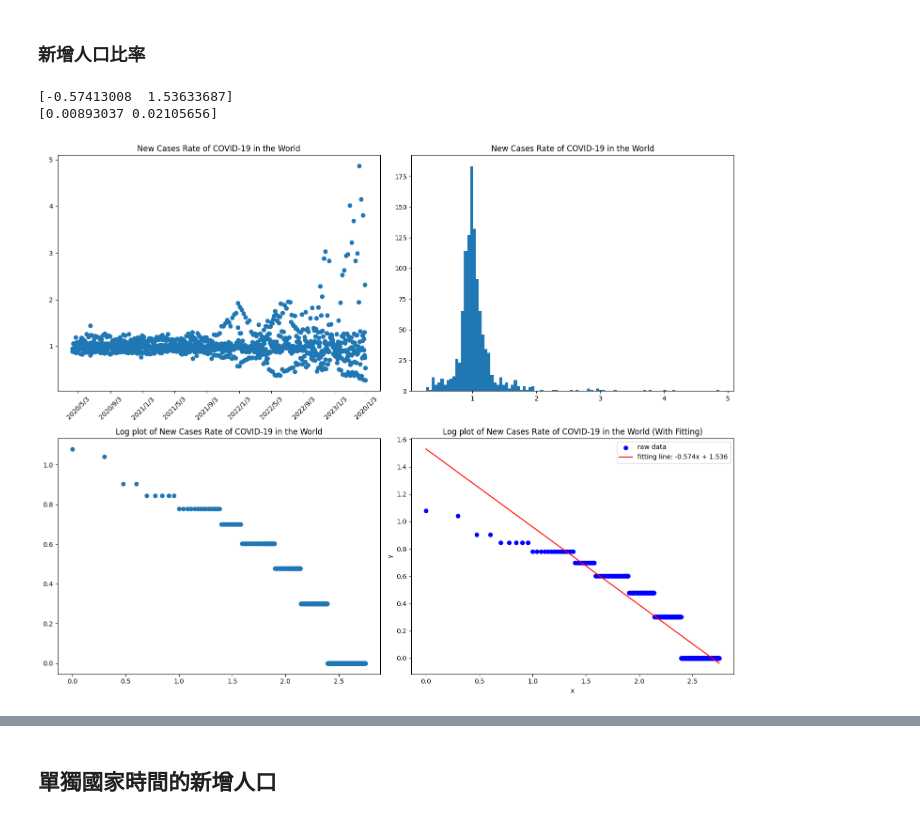
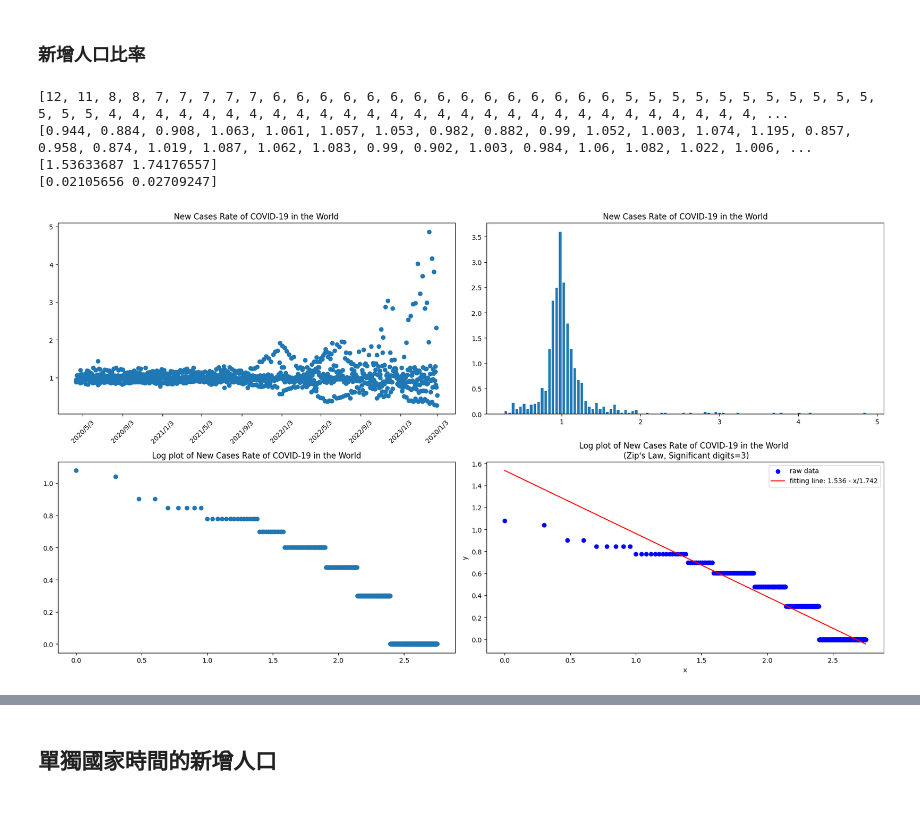
Before and after one commit to tang-wan/Complex-System_Final-Report, a Jupyter notebook: COVID-19.ipynb, the cells around one changed output, grey strips where cells are left out. Cells and saved outputs as stored; diff of their text form; code cells hidden in the pictures.

Commit message:
增加了Probability Density Function並且完成了Zip's Law, 但仍須討論dig = 2或3的斜率差異

```diff
--- a/COVID-19.ipynb
+++ b/COVID-19.ipynb
@@ -134,6 +136,8 @@ plt.show()
 # %% [markdown]
 ### 新增人口比率
 # %%
+dig = 3
+
 total_cases = []
 
 # 1210 是總天數 (2020/01/03 - 2022/04/26)
@@ -150,8 +154,16 @@ time = locals()[str("{}".format("{}".format("Afghanistan"))) + "_time"]
 total_cases_rate = []
 start = 100
 for i in range(start, 1210-1):
-    total_cases_rate.append( round(total_cases[i]/total_cases[i-1], 3) )
+    total_cases_rate.append( round(total_cases[i]/total_cases[i-1], dig) )
 
+
+plt.figure(figsize = (18, 10))
+plt.subplot(221)
+plt.title("New Cases Rate of COVID-19 in the World")
+plt.scatter(time[ start:(1210-1) ], total_cases_rate)
+plt.xticks(rang, rotation = 45)
+
+######################################################################
 
 # count = pd.value_counts(total_cases_rate)
 # count = list(count)
@@ -162,6 +174,9 @@ for i in range(0, len(cate)):
     count.append(co.Counter(total_cases_rate)[cate[i]])
 count = sorted(count, reverse = True) #由大到小排列
 x = np.linspace(1, len(count), len(count))
+
+print(count)
+print(total_cases_rate)
 
 log_count = []
 log_x = []
@@ -178,51 +193,51 @@ rang = ["2020/1/3", "2020/5/3", "2020/9/3",
             "2022/1/3", "2022/5/3", "2022/9/3",
             "2023/1/3"]
 
-plt.figure(figsize = (15, 12))
-plt.subplot(221)
+
+
+plt.subplot(222)
+plt.hist(total_cases_rate, bins = 100, density = True, rwidth = 0.7)
 plt.title("New Cases Rate of COVID-19 in the World")
-plt.scatter(time[ start:(1210-1) ], total_cases_rate)
-plt.xticks(rang, rotation = 45)
+# plt.xlim(0, 2)
+
+####################################################################
 
 plt.subplot(223)
 plt.title("Log plot of New Cases Rate of COVID-19 in the World")
 plt.scatter(log_x, log_count)
+
 ##########################################################################
+
 # FITTING
 
 x0 = log_x
 y0 = log_count
 
-def function(x,a,b):
-    return a*x + b
-fitt=(-0.5, 2.5) # 猜 x = 1, y = 2*pi
+def function(x, c, a):
+    return c - x/a
+fitt=(1.5, 0.5) # 猜 x = 1, y = 2*pi
 popt,pcov= curve_fit(function, x0, y0, p0=fitt)
 perr=np.sqrt(np.diag(pcov))
 print(popt)
 popt = np.round(popt, 3)
 #print(pcov)
 print(perr)
 plt.subplot(224)
-plt.title("Log plot of New Cases Rate of COVID-19 in the World (With Fitting)")
+plt.title("Log plot of New Cases Rate of COVID-19 in the World \n (Zip's Law, Significant digits={})".format(dig))
 plt.scatter(x0, y0, color="blue", label="raw data")
 plt.plot(x0,
-        function(np.array(x0), -0.57, 1.53),
+        function(np.array(x0), *popt),
         color="red",
-        label="fitting line: {}x + {}".format(*popt))
+        label="fitting line: {} - x/{}".format(*popt))
 plt.xlabel("x")
 plt.ylabel("y")
 plt.legend(loc = 'upper right')
 
-######################################################################
-
-plt.subplot(222)
-plt.hist(total_cases_rate, bins = 100)
-plt.title("New Cases Rate of COVID-19 in the World")
-# plt.xlim(0, 2)
-
 plt.tight_layout()
-plt.show()
+plt.savefig("New Cases Rate of COVID-19 in the World (Zip's Law, digits={}).PNG".format(dig))
 # %% [output]
-[-0.57413008  1.53633687]
-[0.00893037 0.02105656]
+[12, 11, 8, 8, 7, 7, 7, 7, 7, 6, 6, 6, 6, 6, 6, 6, 6, 6, 6, 6, 6, 6, 6, 6, 5, 5, 5, 5, 5, 5, 5, 5, 5, 5, 5, 5, 5, 5, 4, 4, 4, 4, 4, 4, 4, 4, 4, 4, 4, 4, 4, 4, 4, 4, 4, 4, 4, 4, 4, 4, 4, 4, 4, 4, 4, 4, ...
+[0.944, 0.884, 0.908, 1.063, 1.061, 1.057, 1.053, 0.982, 0.882, 0.99, 1.052, 1.003, 1.074, 1.195, 0.857, 0.958, 0.874, 1.019, 1.087, 1.062, 1.083, 0.99, 0.902, 1.003, 0.984, 1.06, 1.082, 1.022, 1.006, ...
+[1.53633687 1.74176557]
+[0.02105656 0.02709247]
-[figure, old version]
+[figure, new version]
```
Also changed, not shown: parts of 8 cells of this notebook, 1 other file.
